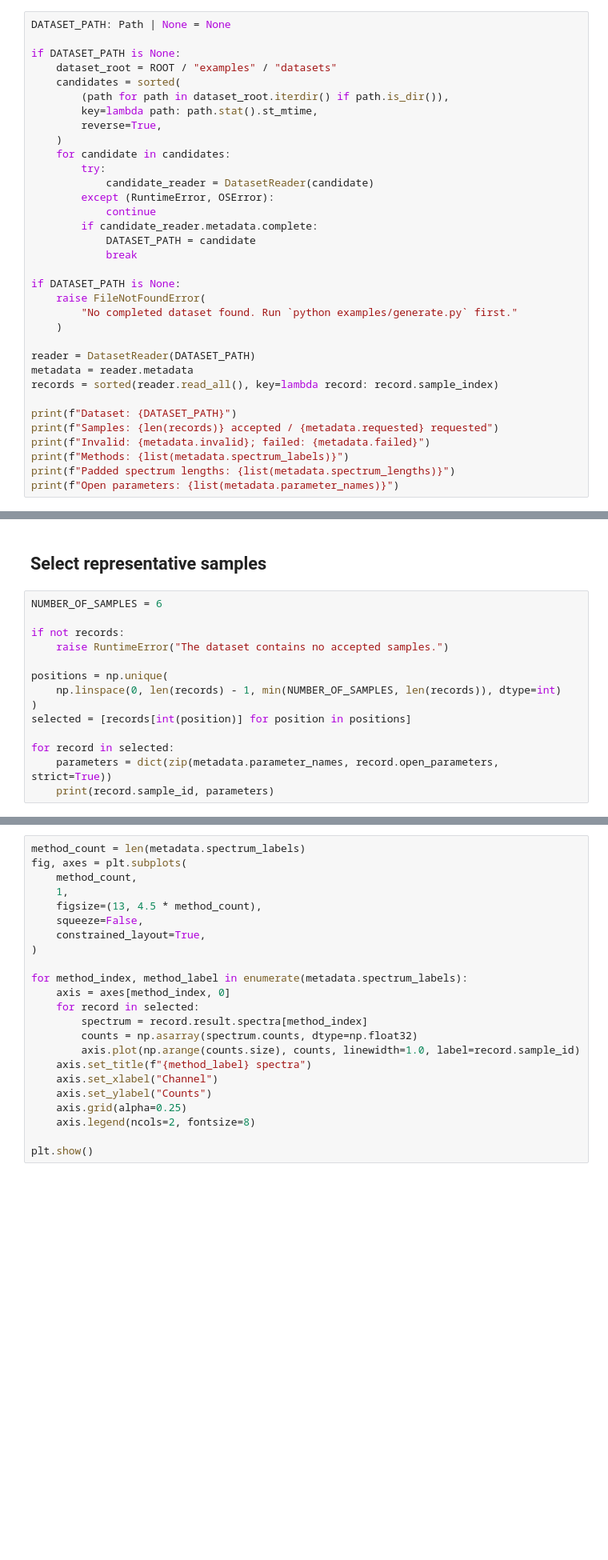
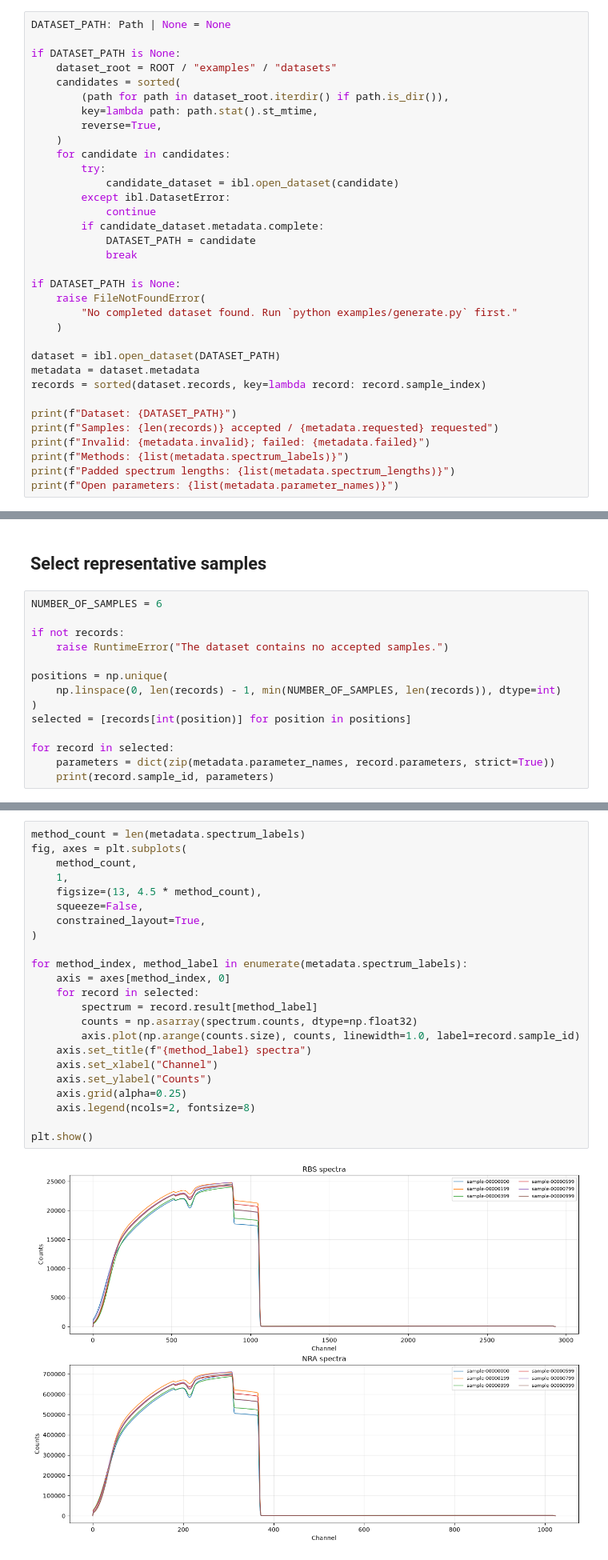
Before and after one commit to khoirulmuzakka/iBeamLab, a Jupyter notebook: examples/data.ipynb, the cells around one changed output, grey strips where cells are left out. Shown at 80% size. Cells and saved outputs as stored; diff of their text form; blank space fills up the shorter version.

```diff
--- a/examples/data.ipynb
+++ b/examples/data.ipynb
@@ -32,10 +32,10 @@ if DATASET_PATH is None:
     )
     for candidate in candidates:
         try:
-            candidate_reader = DatasetReader(candidate)
-        except (RuntimeError, OSError):
+            candidate_dataset = ibl.open_dataset(candidate)
+        except ibl.DatasetError:
             continue
-        if candidate_reader.metadata.complete:
+        if candidate_dataset.metadata.complete:
             DATASET_PATH = candidate
             break
 
@@ -44,9 +44,9 @@ if DATASET_PATH is None:
         "No completed dataset found. Run `python examples/generate.py` first."
     )
 
-reader = DatasetReader(DATASET_PATH)
-metadata = reader.metadata
-records = sorted(reader.read_all(), key=lambda record: record.sample_index)
+dataset = ibl.open_dataset(DATASET_PATH)
+metadata = dataset.metadata
+records = sorted(dataset.records, key=lambda record: record.sample_index)
 
 print(f"Dataset: {DATASET_PATH}")
 print(f"Samples: {len(records)} accepted / {metadata.requested} requested")
@@ -68,5 +75,5 @@ positions = np.unique(
 selected = [records[int(position)] for position in positions]
 
 for record in selected:
-    parameters = dict(zip(metadata.parameter_names, record.open_parameters, strict=True))
+    parameters = dict(zip(metadata.parameter_names, record.parameters, strict=True))
     print(record.sample_id, parameters)
@@ -77,26 +91,28 @@ Every panel uses channel number on the horizontal axis and simulated counts on t
 # %%
 method_count = len(metadata.spectrum_labels)
 fig, axes = plt.subplots(
     method_count,
     1,
     figsize=(13, 4.5 * method_count),
     squeeze=False,
     constrained_layout=True,
 )
 
 for method_index, method_label in enumerate(metadata.spectrum_labels):
     axis = axes[method_index, 0]
     for record in selected:
-        spectrum = record.result.spectra[method_index]
+        spectrum = record.result[method_label]
         counts = np.asarray(spectrum.counts, dtype=np.float32)
         axis.plot(np.arange(counts.size), counts, linewidth=1.0, label=record.sample_id)
     axis.set_title(f"{method_label} spectra")
     axis.set_xlabel("Channel")
     axis.set_ylabel("Counts")
     axis.grid(alpha=0.25)
     axis.legend(ncols=2, fontsize=8)
 
 plt.show()
+# %% [output]
+[figure, added]
 # %% [markdown]
 ## Plot one selected sample separately
 
```
Also changed, not shown: parts of 6 cells of this notebook, 27 other files.
